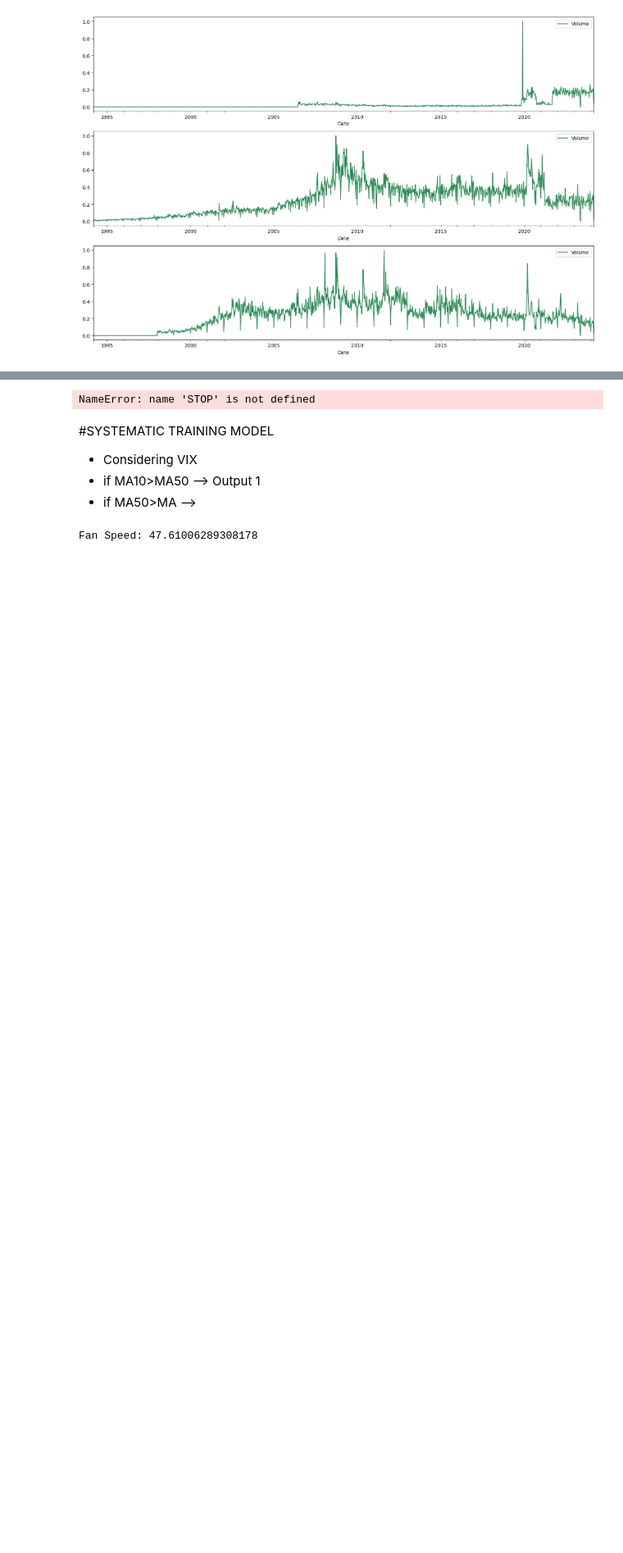
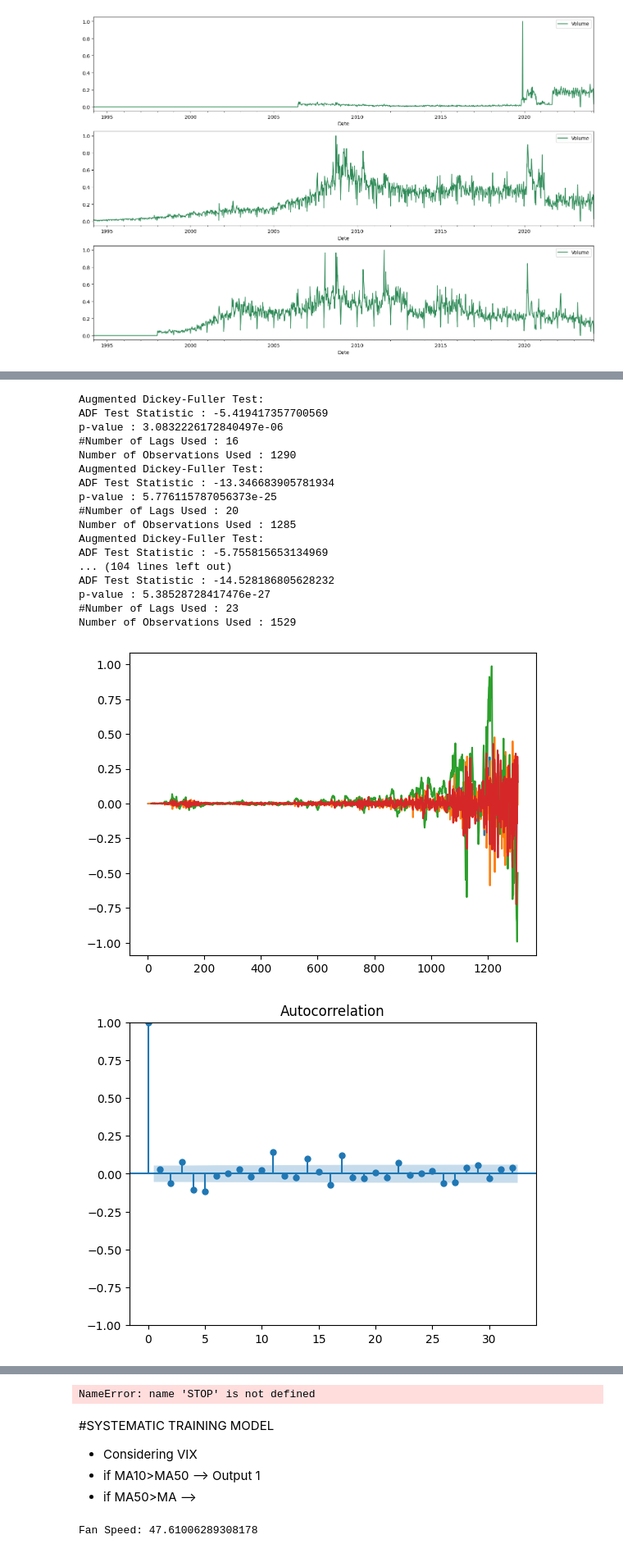
Before and after one commit to elenatomasella/ML, a Jupyter notebook: euklid_coding.ipynb, the cells around one changed output, grey strips where cells are left out. Shown at 82% size. Cells and saved outputs as stored; diff of their text form; code cells hidden in the pictures; blank space fills up the shorter version.

```diff
--- a/euklid_coding.ipynb
+++ b/euklid_coding.ipynb
@@ -379,0 +442,6 @@ cac_train, cac_test = train_test_split(cac_df, test_size=0.2, random_state=42)
+# %%
+#check: close and volume don't have nan
+for df in dfs:
+    nan_close = (df['Close']).isna().sum()
+    nan_volume = (df['Volume']).isna().sum()
+    print(nan_close, nan_volume)
@@ -379,0 +461,12 @@ cac_train, cac_test = train_test_split(cac_df, test_size=0.2, random_state=42)
+# %%
+#log-transform 'Volume' and test for stationarity
+for df in dfs:
+    df['Log Volume'] = np.log(df[df['Volume']>0]['Volume'])
+# Check it for stationarity
+    adf_check(df['Log Volume'])
+
+#log-transform 'Close' and test for stationarity
+for df in dfs:
+    df['Log Close'] = np.log(df['Close'])
+# Check it for stationarity
+    adf_check(df['Log Close'])
@@ -379,0 +491,46 @@ cac_train, cac_test = train_test_split(cac_df, test_size=0.2, random_state=42)
+# %%
+from statsmodels.graphics.tsaplots import plot_acf
+from pandas.plotting import autocorrelation_plot
+
+for df in dfs:
+    df['Close First Difference'] = df['Close']- df['Close'].shift(1)
+    adf_check(df['Close First Difference'].dropna())
+    df['Close First Difference'].plot()
+
+    df['Close Second Difference'] = df['Close First Difference']- df['Close First Difference'].shift(1)
+    adf_check(df['Close Second Difference'].dropna())
+    df['Close Second Difference'].plot()
+
+    df['Seasonal Difference'] = df['Close'] - df['Close'].shift(12)
+    df['Seasonal Difference'].plot()
+    adf_check(df['Seasonal Difference'].dropna())
+
+    df['Seasonal First Difference'] = df['Close First Difference'] - df['Close First Difference'].shift(12)
+    df['Seasonal First Difference'].plot()
+    adf_check(df['Seasonal First Difference'].dropna())
+
+
+    fig_first = plot_acf(df['Close First Difference'].dropna())
+    fig_seasonal_first = plot_acf(df["Seasonal First Difference"].dropna())
+
+    autocorrelation_plot(df['Seasonal First Difference'].dropna())
+# %% [output]
+Augmented Dickey-Fuller Test:
+ADF Test Statistic : -5.419417357700569
+p-value : 3.0832226172840497e-06
+#Number of Lags Used : 16
+Number of Observations Used : 1290
+Augmented Dickey-Fuller Test:
+ADF Test Statistic : -13.346683905781934
+p-value : 5.776115787056373e-25
+#Number of Lags Used : 20
+Number of Observations Used : 1285
+Augmented Dickey-Fuller Test:
+ADF Test Statistic : -5.755815653134969
+... (104 lines left out)
+ADF Test Statistic : -14.528186805628232
+p-value : 5.38528728417476e-27
+#Number of Lags Used : 23
+Number of Observations Used : 1529
+[figure, added]
+[figure, added]
```
Also changed, not shown: parts of 10 cells of this notebook.
